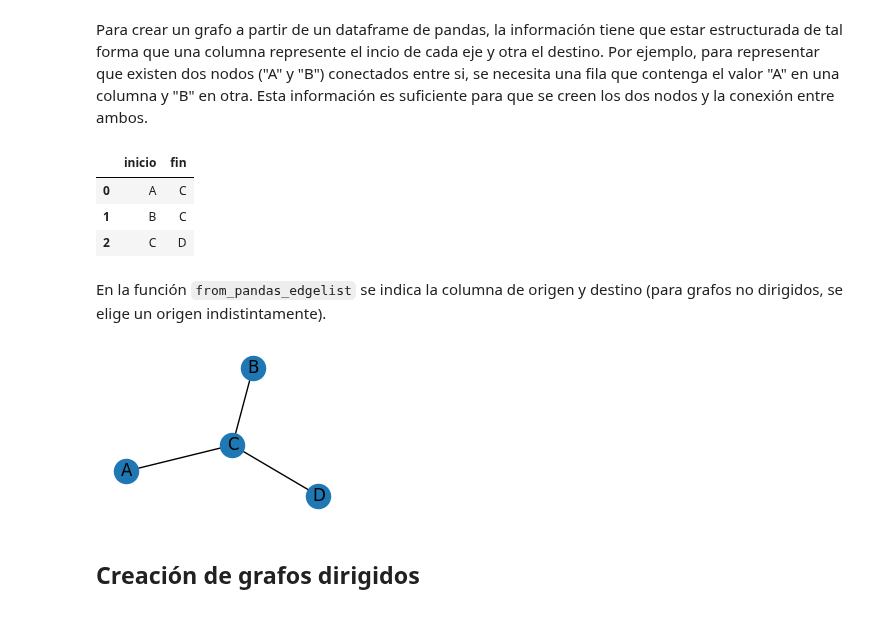
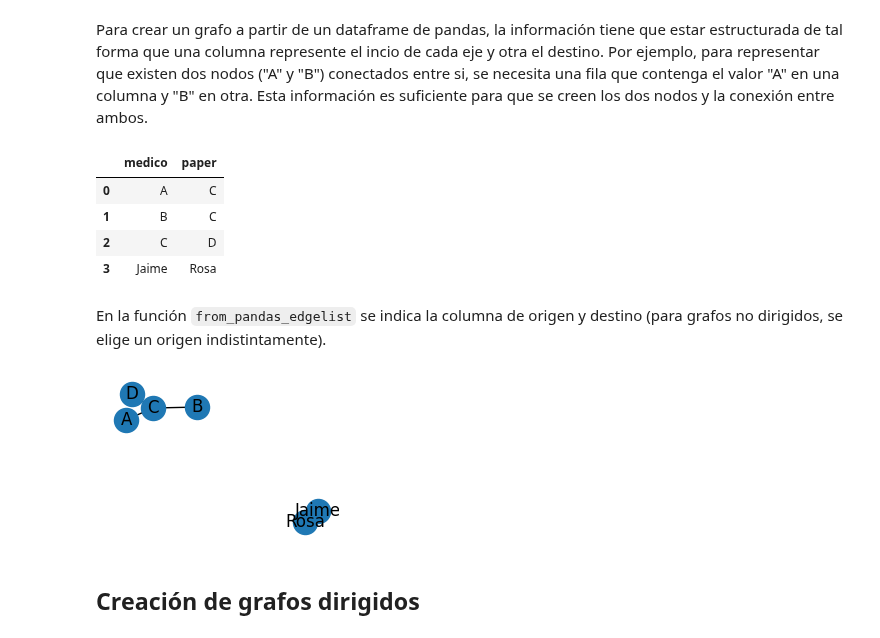
Before and after one commit to FernandoCarazoMelo/network-science, a Jupyter notebook: documentos/pygml01-introduccion-grafos-redes-python.ipynb, the cells around one changed output. Saved outputs shown, nothing was run; the diff lists cells and outputs as text; code cells hidden in the pictures.

```diff
--- a/documentos/pygml01-introduccion-grafos-redes-python.ipynb
+++ b/documentos/pygml01-introduccion-grafos-redes-python.ipynb
@@ -451,26 +460,27 @@ Para crear un grafo a partir de un dataframe de pandas, la información tiene qu
 # ======================================================================================
 conexiones = pd.DataFrame(
     {
-        "inicio": ["A", "B", "C"],
-        "fin": ["C", "C", "D"],
+        "medico": ["A", "B", "C", "Jaime"],
+        "paper": ["C", "C", "D", "Rosa"],
     }
 )
 conexiones
 # %% [output]
-|  | inicio | fin |
+|  | medico | paper |
 | 0 | A | C |
 | 1 | B | C |
 | 2 | C | D |
+| 3 | Jaime | Rosa |
 # %% [markdown]
 En la función `from_pandas_edgelist` se indica la columna de origen y destino (para grafos no dirigidos, se elige un origen indistintamente).
 # %%
 # Crear un grafo a partir de un Dataframe
 # ======================================================================================
 fig, ax = plt.subplots(figsize=(3,2))
-G = nx.from_pandas_edgelist(conexiones, source="inicio", target="fin")
+G = nx.from_pandas_edgelist(conexiones, source="medico", target="paper")
 nx.draw(G, with_labels=True, ax=ax)
 # %% [output]
-[figure, old version]
+[figure, new version]
 # %% [markdown]
 ## Creación de grafos dirigidos
 # %% [markdown]
```
Also changed, not shown: parts of 52 cells of this notebook, 2 other files.
